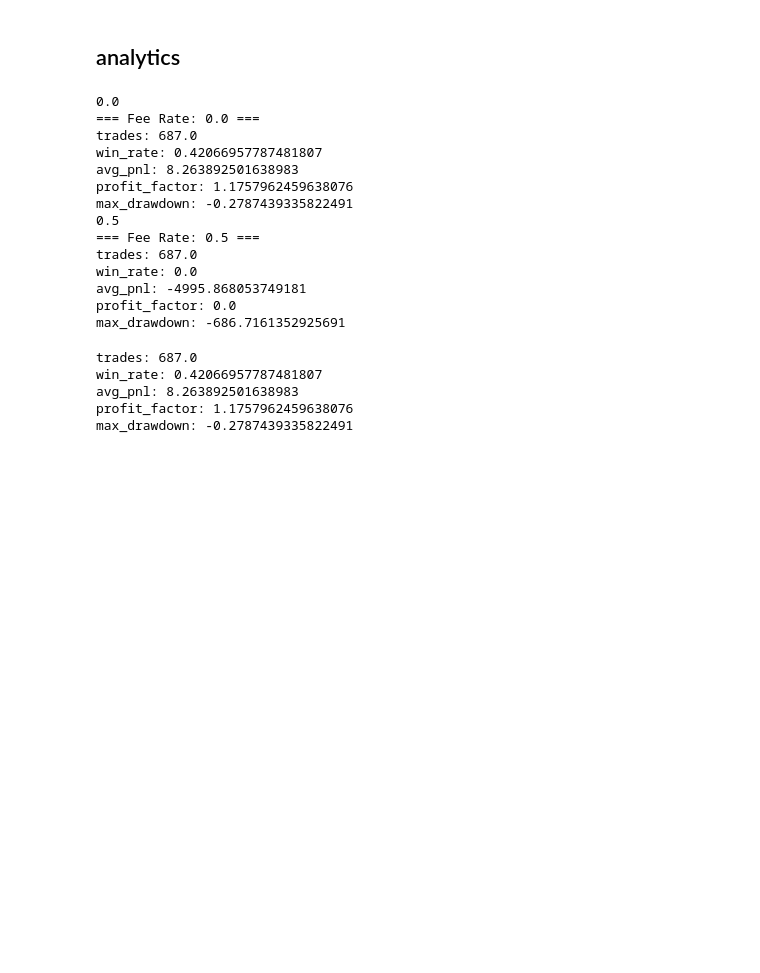
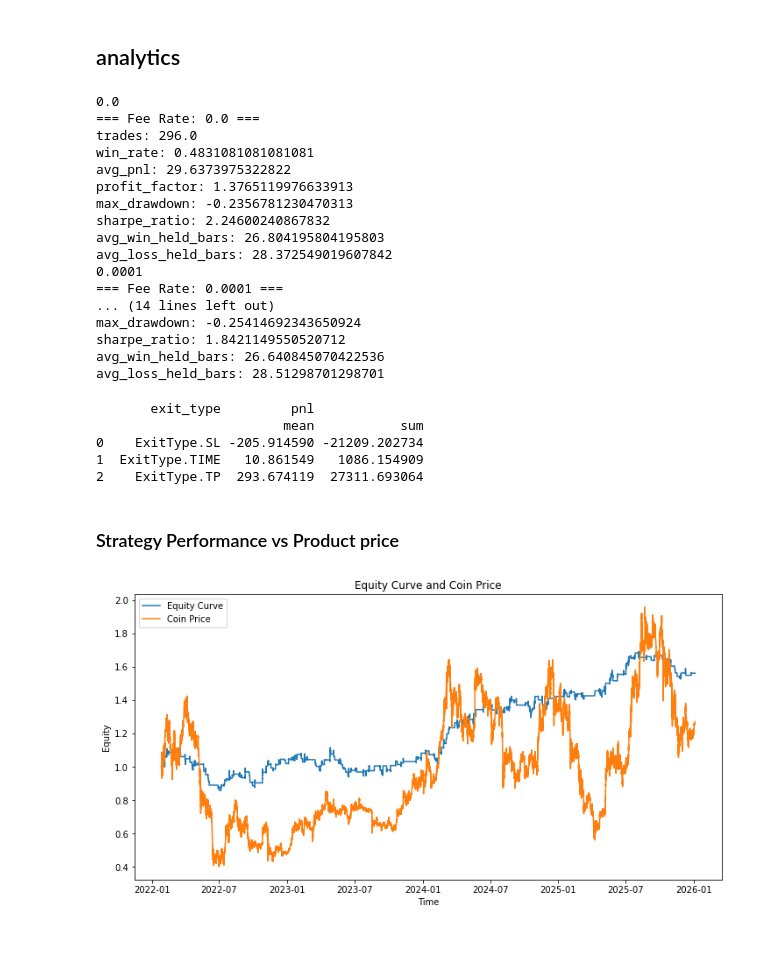
Before and after one commit to s411379067-lab/Strategy-backtester, a Jupyter notebook: run_strategy/run_ALBO_strategy.ipynb, the cells around one changed output. Saved outputs shown, nothing was run; the diff lists cells and outputs as text; code cells hidden in the pictures; blank space fills up the shorter version.

```diff
--- a/run_strategy/run_ALBO_strategy.ipynb
+++ b/run_strategy/run_ALBO_strategy.ipynb
@@ -64,8 +64,8 @@ def generate_allday_bars_info(df, include_holidays: bool = True):
 
     return df
 # %%
-coin_name = 'BTC'  # 可更改為 'ETH', 'SOL', 'BTC', 'ADA', 'PAXG' 等等
-nM = 54
+coin_name = 'ETH'  # 可更改為 'ETH', 'SOL', 'BTC', 'ADA', 'PAXG' 等等
+nM = 48
 timeframe = "5m"
 section = "UTC"
 
@@ -286,14 +290,14 @@ from dataclasses import replace
 params = ALBOParams(
     break_out_series_n = 3, # BO定義:連續突破K線數
     break_out_n_bars = 20, # 突破區間長度（K線數）
-    BO_n_times_atr= 1.5,
-    max_notional_pct = 1.0, # 最大虧損佔資金比例%
-    min_qty = 0.001, # 最小BTC下單量
+    BO_n_times_atr= 2,
+    max_notional_pct = 2, # 最大虧損佔資金比例%
+    min_qty = 0.0001, # 最小BTC下單量
     sl_atr_like = 0.0,  # MVP不做ATR，示範保留欄位
     rr = 1.5,           # TP = SL距離 * rr
     time_exit_bars = 50
 )
-for fee_rate in [0.0, 0.00005, 0.0001]:
+for fee_rate in [0.0, 0.0001, 0.00025]:
     strategy = ALBOStrategy(params)
     cfg2 = replace(cfg, fee_rate=fee_rate)
     engine = BacktestEngine(cfg2)
@@ -306,27 +310,48 @@ for fee_rate in [0.0, 0.00005, 0.0001]:
 # %% [output]
 0.0
 === Fee Rate: 0.0 ===
-trades: 687.0
-win_rate: 0.42066957787481807
-avg_pnl: 8.263892501638983
-profit_factor: 1.1757962459638076
-max_drawdown: -0.2787439335822491
-0.5
-=== Fee Rate: 0.5 ===
-trades: 687.0
-win_rate: 0.0
-avg_pnl: -4995.868053749181
-profit_factor: 0.0
-max_drawdown: -686.7161352925691
+trades: 296.0
+win_rate: 0.4831081081081081
+avg_pnl: 29.6373975322822
+profit_factor: 1.3765119976633913
+max_drawdown: -0.2356781230470313
+sharpe_ratio: 2.24600240867832
+avg_win_held_bars: 26.804195804195803
+avg_loss_held_bars: 28.372549019607842
+0.0001
+=== Fee Rate: 0.0001 ===
+... (14 lines left out)
+max_drawdown: -0.25414692343650924
+sharpe_ratio: 1.8421149550520712
+avg_win_held_bars: 26.640845070422536
+avg_loss_held_bars: 28.51298701298701
-# %%
-metrics = basic_metrics(result)
-for k, v in metrics.items():
-    print(f"{k}: {v}")
-# %% [output]
-trades: 687.0
-win_rate: 0.42066957787481807
-avg_pnl: 8.263892501638983
-profit_factor: 1.1757962459638076
-max_drawdown: -0.2787439335822491
+# %%
+trades = pd.DataFrame([t.__dict__ for t in result.trades])
+trade_grouped = trades.groupby('exit_type').agg({'pnl': ['mean', 'sum']}).reset_index()
+print(trade_grouped)
+# plt.hist(sort_pnls, bins=100)
+# plt.show()
+# %% [output]
+       exit_type         pnl
+                        mean           sum
+0    ExitType.SL -205.914590 -21209.202734
+1  ExitType.TIME   10.861549   1086.154909
+2    ExitType.TP  293.674119  27311.693064
+# %% [markdown]
+### Strategy Performance vs Product price
+# %%
+import matplotlib.pyplot as plt
+coin_curve = df.groupby(df.index).last()['close']
+equity_curve = result.equity_curve
+plt.figure(figsize=(12, 6))
+plt.plot(equity_curve.index, equity_curve.values/equity_curve.values[0], label='Equity Curve')
+plt.plot(coin_curve.index, coin_curve.values/coin_curve.values[0], label='Coin Price')
+plt.title('Equity Curve and Coin Price')
+plt.xlabel('Time')
+plt.ylabel('Equity')
+plt.legend()
+plt.show()
+# %% [output]
+[figure, added]
 # %% [markdown]
 ##
```
Also changed, not shown: parts of 6 cells of this notebook.
